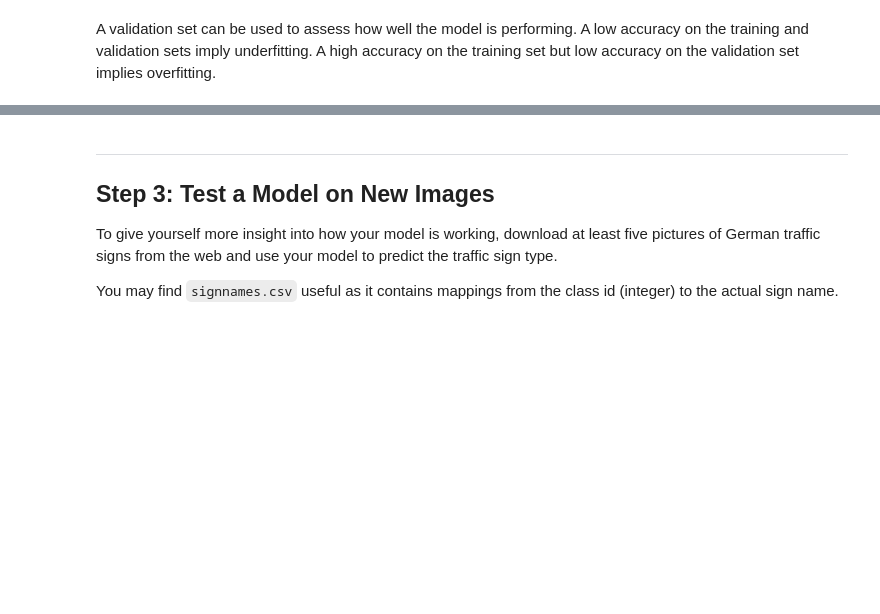
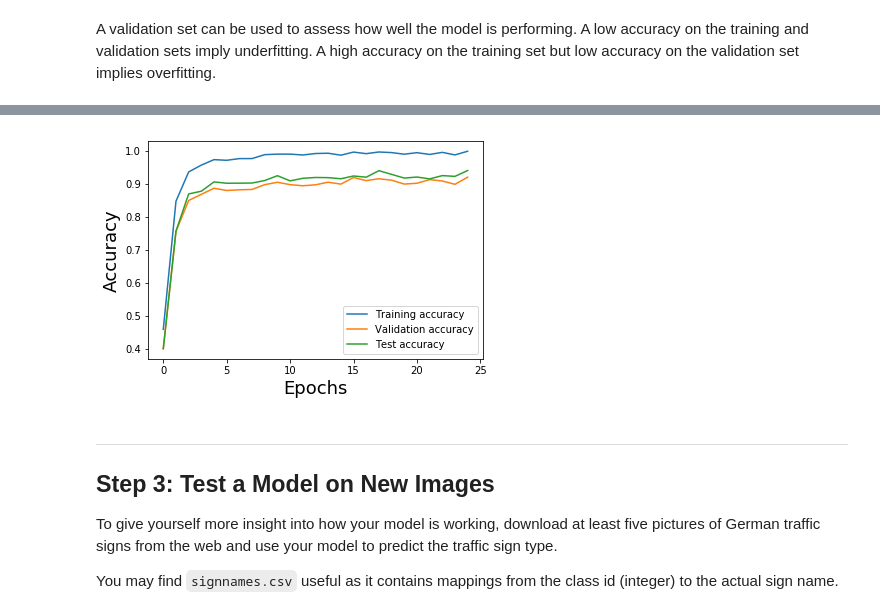
Before and after one commit to siyaoxu/Self-Driving-Cars, a Jupyter notebook: CarND-Traffic-Sign-Classifier-Project/Traffic_Sign_Classifier.ipynb, the cells around one changed output, grey strips where cells are left out. Saved outputs shown, nothing was run; the diff lists cells and outputs as text; code cells hidden in the pictures; blank space fills up the shorter version.

Commit message:
First model with the original LeNet architecture

```diff
--- a/CarND-Traffic-Sign-Classifier-Project/Traffic_Sign_Classifier.ipynb
+++ b/CarND-Traffic-Sign-Classifier-Project/Traffic_Sign_Classifier.ipynb
@@ -234,4 +242,6 @@ A validation set can be used to assess how well the model is performing. A low a
 sets imply underfitting. A high accuracy on the training set but low accuracy on the validation set implies overfitting.
 # %%
 # input nodes for our neural network
-x = tf.placeholder(tf.float32,())
+x = tf.placeholder(tf.float32,(None,32,32,3))
+y = tf.placeholder(tf.int32, (None))
+ohe_y = tf.one_hot(y,n_classes)
@@ -243,0 +278,33 @@ x = tf.placeholder(tf.float32,())
+# %%
+tr_acc = []
+v_acc = []
+te_acc = []
+
+with tf.Session() as sess:
+    sess.run(tf.global_variables_initializer())
+    num_examples = len(n_X_train)
+
+    print("Training...")
+    print()
+    for i in range(EPOCHS):
+        n_X_train, y_train = shuffle(n_X_train, y_train)
+        for offset in range(0, num_examples, BATCH_SIZE):
+            end = offset + BATCH_SIZE
+            batch_x, batch_y = n_X_train[offset:end], y_train[offset:end]
+            sess.run(training_operation, feed_dict={x: batch_x, y: batch_y})
+
+        training_accuracy = evaluate(n_X_train,y_train)
+        validation_accuracy = evaluate(n_X_valid, y_valid)
+        test_accuracy = evaluate(n_X_test, y_test)
+
+        tr_acc.append(training_accuracy)
+        v_acc.append(validation_accuracy)
+        te_acc.append(test_accuracy)
+
+        print("EPOCH {} ...".format(i+1))
+        print("Training Accuracy = {:.3f}, Validation Accuracy = {:.3f}, Test Accuracy = {:.3f}"
+              .format(training_accuracy,validation_accuracy,test_accuracy))
+        print()
+
+#     saver.save(sess, './lenet')
+#     print("Model saved")
@@ -244,3 +329,13 @@ x = tf.placeholder(tf.float32,())
+# %%
+tr_acc_plt, = plt.plot(range(EPOCHS),tr_acc)
+v_acc_plt, = plt.plot(range(EPOCHS),v_acc)
+te_acc_plt, = plt.plot(range(EPOCHS),te_acc)
+plt.xlabel('Epochs',fontsize = 18)
+plt.ylabel('Accuracy',fontsize = 18)
+plt.legend([tr_acc_plt,v_acc_plt,te_acc_plt],['Training accuracy','Validation accuracy','Test accuracy'])
+plt.show()
+# %% [output]
+[figure, added]
 # %% [markdown]
 ---
 
```
Also changed, not shown: parts of 9 cells of this notebook.
